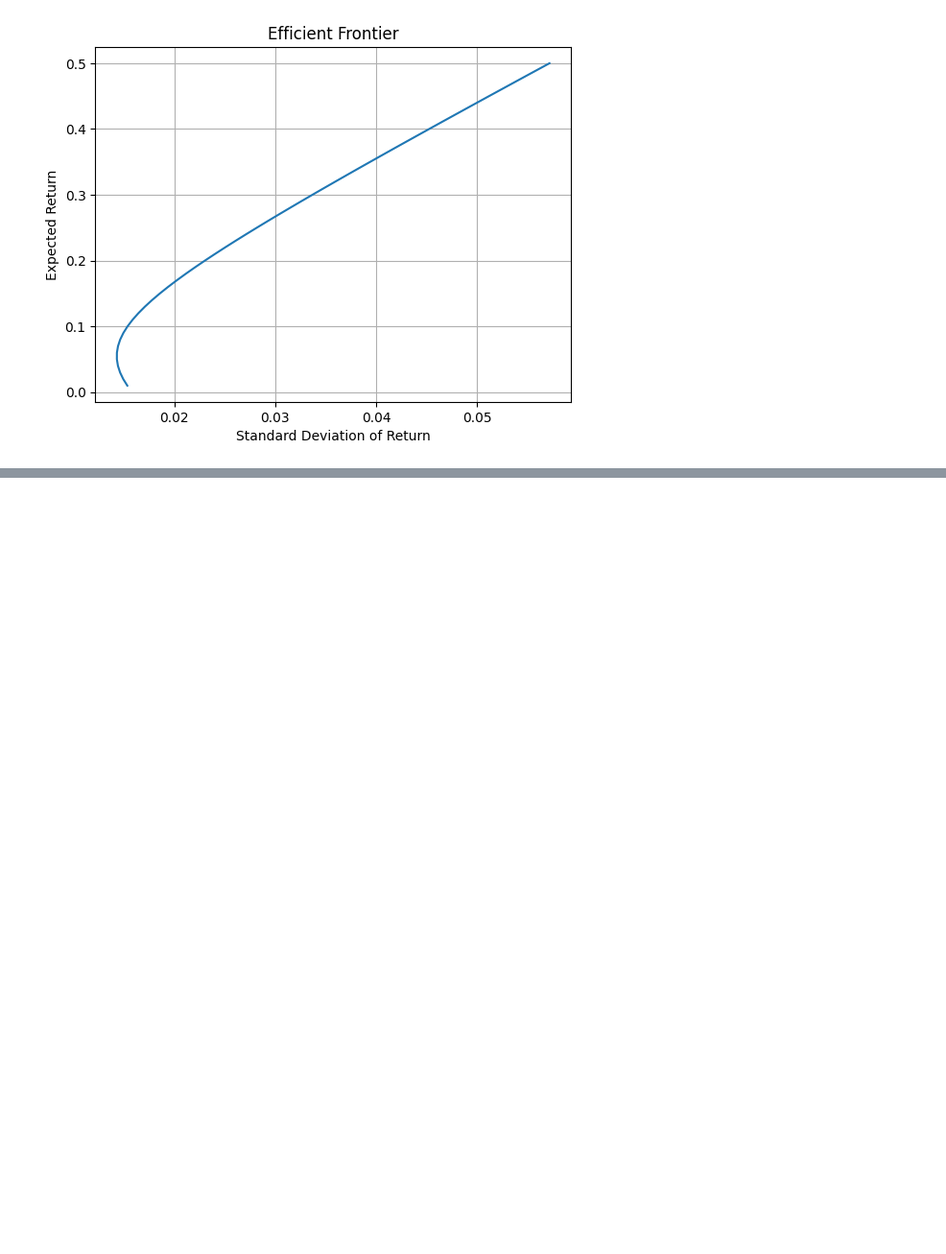
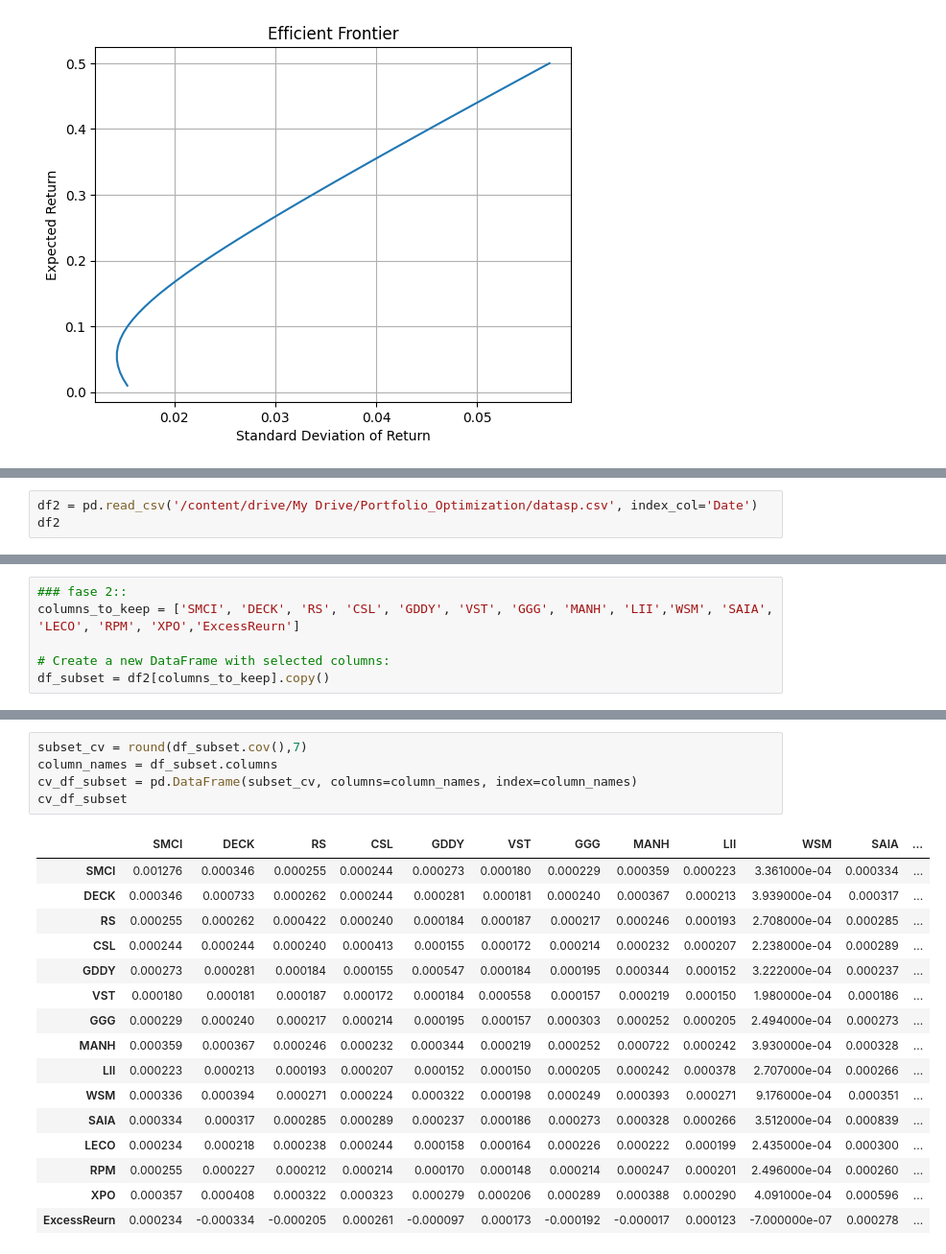
Before and after one commit to Fenilsavani-and/Portfolio_Optimization, a Jupyter notebook: MVO.ipynb, the cells around one changed output, grey strips where cells are left out. Shown: that part at 96% size. Drawn from its saved outputs; the diff is of its cells as text; blank space fills up the shorter version.

```diff
--- a/MVO.ipynb
+++ b/MVO.ipynb
@@ -252,0 +167,3 @@ plt.show()
+# %%
+df2 = pd.read_csv('/content/drive/My Drive/Portfolio_Optimization/datasp.csv', index_col='Date')
+df2
@@ -252,0 +254,6 @@ plt.show()
+# %%
+### fase 2::
+columns_to_keep = ['SMCI', 'DECK', 'RS', 'CSL', 'GDDY', 'VST', 'GGG', 'MANH', 'LII','WSM', 'SAIA', 'LECO', 'RPM', 'XPO','ExcessReurn']
+
+# Create a new DataFrame with selected columns:
+df_subset = df2[columns_to_keep].copy()
@@ -252,0 +285,22 @@ plt.show()
+# %%
+subset_cv = round(df_subset.cov(),7)
+column_names = df_subset.columns
+cv_df_subset = pd.DataFrame(subset_cv, columns=column_names, index=column_names)
+cv_df_subset
+# %% [output]
+|  | SMCI | DECK | RS | CSL | GDDY | VST | GGG | MANH | LII | WSM | SAIA | ... |
+| SMCI | 0.001276 | 0.000346 | 0.000255 | 0.000244 | 0.000273 | 0.000180 | 0.000229 | 0.000359 | 0.000223 | 3.361000e-04 | 0.000334 | ... |
+| DECK | 0.000346 | 0.000733 | 0.000262 | 0.000244 | 0.000281 | 0.000181 | 0.000240 | 0.000367 | 0.000213 | 3.939000e-04 | 0.000317 | ... |
+| RS | 0.000255 | 0.000262 | 0.000422 | 0.000240 | 0.000184 | 0.000187 | 0.000217 | 0.000246 | 0.000193 | 2.708000e-04 | 0.000285 | ... |
+| CSL | 0.000244 | 0.000244 | 0.000240 | 0.000413 | 0.000155 | 0.000172 | 0.000214 | 0.000232 | 0.000207 | 2.238000e-04 | 0.000289 | ... |
+| GDDY | 0.000273 | 0.000281 | 0.000184 | 0.000155 | 0.000547 | 0.000184 | 0.000195 | 0.000344 | 0.000152 | 3.222000e-04 | 0.000237 | ... |
+| VST | 0.000180 | 0.000181 | 0.000187 | 0.000172 | 0.000184 | 0.000558 | 0.000157 | 0.000219 | 0.000150 | 1.980000e-04 | 0.000186 | ... |
+| GGG | 0.000229 | 0.000240 | 0.000217 | 0.000214 | 0.000195 | 0.000157 | 0.000303 | 0.000252 | 0.000205 | 2.494000e-04 | 0.000273 | ... |
+| MANH | 0.000359 | 0.000367 | 0.000246 | 0.000232 | 0.000344 | 0.000219 | 0.000252 | 0.000722 | 0.000242 | 3.930000e-04 | 0.000328 | ... |
+| LII | 0.000223 | 0.000213 | 0.000193 | 0.000207 | 0.000152 | 0.000150 | 0.000205 | 0.000242 | 0.000378 | 2.707000e-04 | 0.000266 | ... |
+| WSM | 0.000336 | 0.000394 | 0.000271 | 0.000224 | 0.000322 | 0.000198 | 0.000249 | 0.000393 | 0.000271 | 9.176000e-04 | 0.000351 | ... |
+| SAIA | 0.000334 | 0.000317 | 0.000285 | 0.000289 | 0.000237 | 0.000186 | 0.000273 | 0.000328 | 0.000266 | 3.512000e-04 | 0.000839 | ... |
+| LECO | 0.000234 | 0.000218 | 0.000238 | 0.000244 | 0.000158 | 0.000164 | 0.000226 | 0.000222 | 0.000199 | 2.435000e-04 | 0.000300 | ... |
+| RPM | 0.000255 | 0.000227 | 0.000212 | 0.000214 | 0.000170 | 0.000148 | 0.000214 | 0.000247 | 0.000201 | 2.496000e-04 | 0.000260 | ... |
+| XPO | 0.000357 | 0.000408 | 0.000322 | 0.000323 | 0.000279 | 0.000206 | 0.000289 | 0.000388 | 0.000290 | 4.091000e-04 | 0.000596 | ... |
+| ExcessReurn | 0.000234 | -0.000334 | -0.000205 | 0.000261 | -0.000097 | 0.000173 | -0.000192 | -0.000017 | 0.000123 | -7.000000e-07 | 0.000278 | ... |
```
Also changed, not shown: parts of 35 cells of this notebook.
